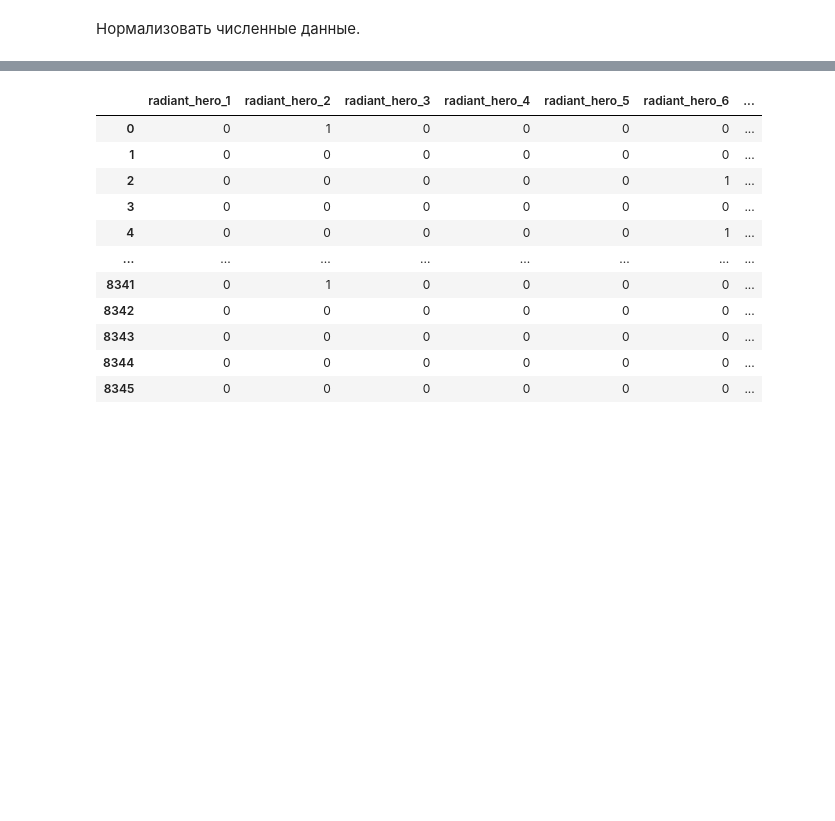
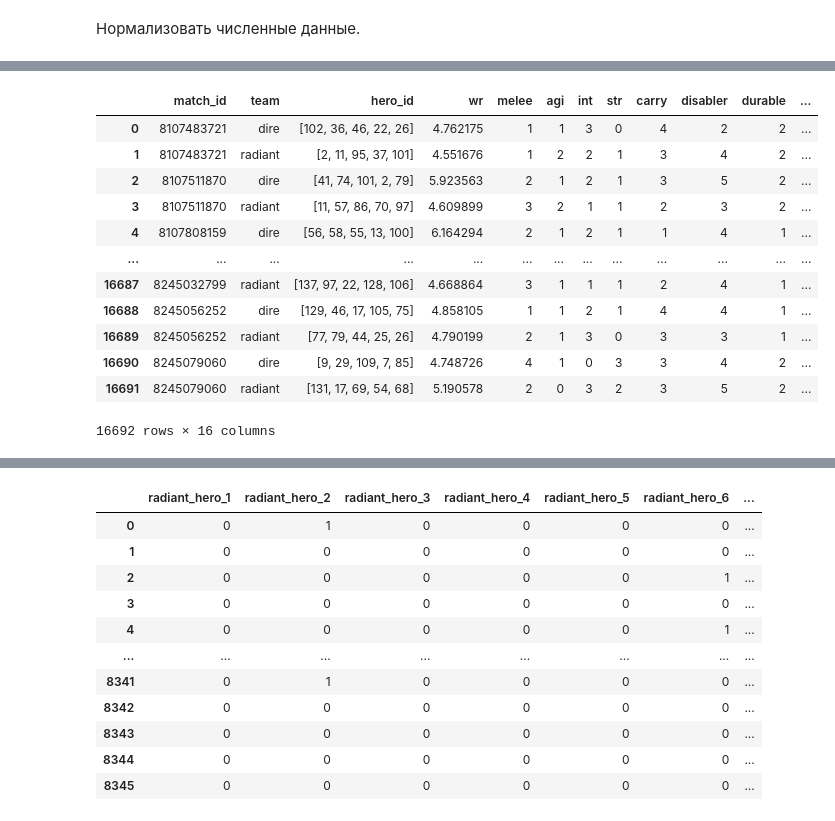
Before and after one commit to ZotRoma/AIT-2025, a Jupyter notebook: lab5/6132_ЗотовРА_lab_5_линейная_регрессия.ipynb, the cells around one changed output, grey strips where cells are left out. Saved outputs shown, nothing was run; the diff lists cells and outputs as text; code cells hidden in the pictures; blank space fills up the shorter version.

```diff
--- a/lab5/6132_ЗотовРА_lab_5_линейная_регрессия.ipynb
+++ b/lab5/6132_ЗотовРА_lab_5_линейная_регрессия.ipynb
@@ -124,2 +197,6 @@ def hero_melee(line):
 # %% [markdown]
 Нормализовать численные данные.
+# %%
+data = df[['match_id', 'hero_id', 'player_slot', 'radiant_win']].copy()
+data['team'] = data['player_slot'].apply(lambda x: 'radiant' if x < 128 else 'dire')
+data
@@ -125,0 +290,32 @@ def hero_melee(line):
+# %%
+matches = grouped.copy()
+matches['wr'] = matches.apply(synergy, axis=1)
+matches[['melee',
+         'agi',
+         'int',
+         'str',]] = matches.apply(hero_melee, axis=1)
+
+matches[['carry',
+        'disabler',
+        'durable',
+        'escape',
+        'initiator',
+        'nuker',
+        'pusher',
+        'support',]] = matches.apply(hero_roles, axis=1)
+# %%
+matches
+# %% [output]
+|  | match_id | team | hero_id | wr | melee | agi | int | str | carry | disabler | durable | ... |
+| 0 | 8107483721 | dire | [102, 36, 46, 22, 26] | 4.762175 | 1 | 1 | 3 | 0 | 4 | 2 | 2 | ... |
+| 1 | 8107483721 | radiant | [2, 11, 95, 37, 101] | 4.551676 | 1 | 2 | 2 | 1 | 3 | 4 | 2 | ... |
+| 2 | 8107511870 | dire | [41, 74, 101, 2, 79] | 5.923563 | 2 | 1 | 2 | 1 | 3 | 5 | 2 | ... |
+| 3 | 8107511870 | radiant | [11, 57, 86, 70, 97] | 4.609899 | 3 | 2 | 1 | 1 | 2 | 3 | 2 | ... |
+| 4 | 8107808159 | dire | [56, 58, 55, 13, 100] | 6.164294 | 2 | 1 | 2 | 1 | 1 | 4 | 1 | ... |
+| ... | ... | ... | ... | ... | ... | ... | ... | ... | ... | ... | ... | ... |
+| 16687 | 8245032799 | radiant | [137, 97, 22, 128, 106] | 4.668864 | 3 | 1 | 1 | 1 | 2 | 4 | 1 | ... |
+| 16688 | 8245056252 | dire | [129, 46, 17, 105, 75] | 4.858105 | 1 | 1 | 2 | 1 | 4 | 4 | 1 | ... |
+| 16689 | 8245056252 | radiant | [77, 79, 44, 25, 26] | 4.790199 | 2 | 1 | 3 | 0 | 3 | 3 | 1 | ... |
+| 16690 | 8245079060 | dire | [9, 29, 109, 7, 85] | 4.748726 | 4 | 1 | 0 | 3 | 3 | 4 | 2 | ... |
+| 16691 | 8245079060 | radiant | [131, 17, 69, 54, 68] | 5.190578 | 2 | 0 | 3 | 2 | 3 | 5 | 2 | ... |
+16692 rows × 16 columns
```
Also changed, not shown: parts of 13 cells of this notebook, 2 other files.
